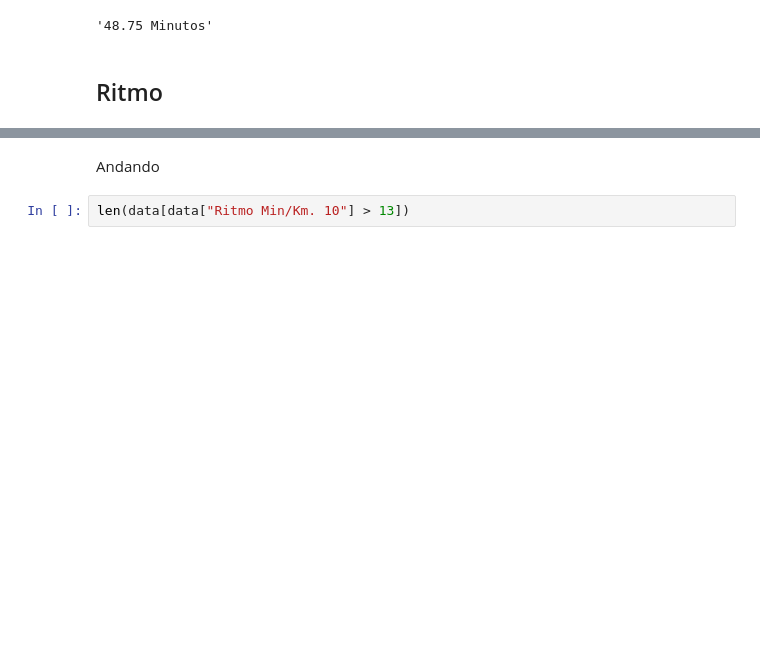
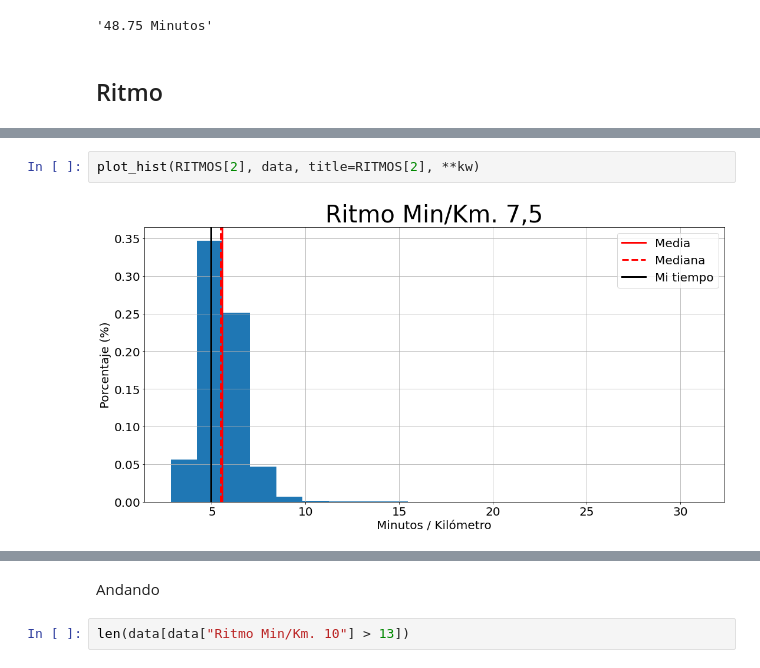
Before and after one commit to mmngreco/sansilvestre, a Jupyter notebook: 2021/analysis.ipynb, the cells around one changed output, grey strips where cells are left out. Saved outputs shown, nothing was run; the diff lists cells and outputs as text; blank space fills up the shorter version.

```diff
--- a/2021/analysis.ipynb
+++ b/2021/analysis.ipynb
@@ -83,0 +110,4 @@ dtype: float64
+# %%
+plot_hist(RITMOS[2], data, title=RITMOS[2], **kw)
+# %% [output]
+[figure, added]
```
Also changed, not shown: parts of 19 cells of this notebook, 7 other files.
